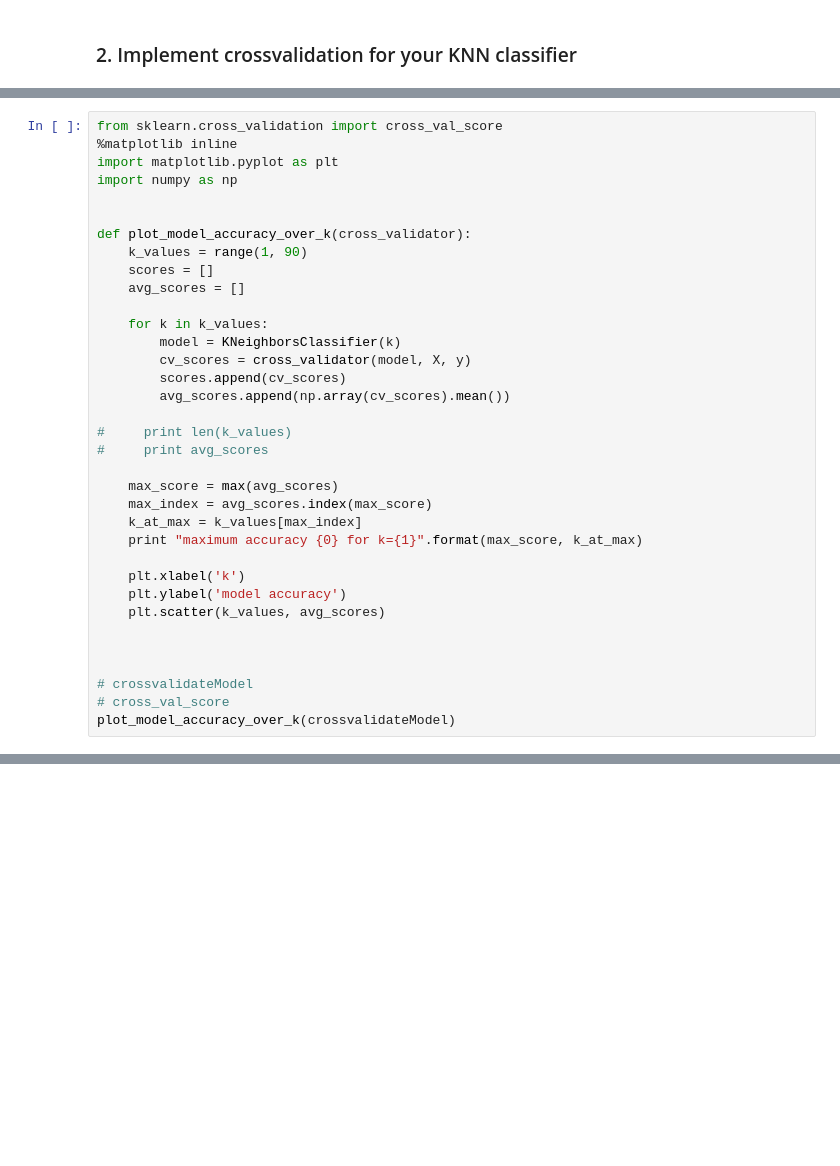
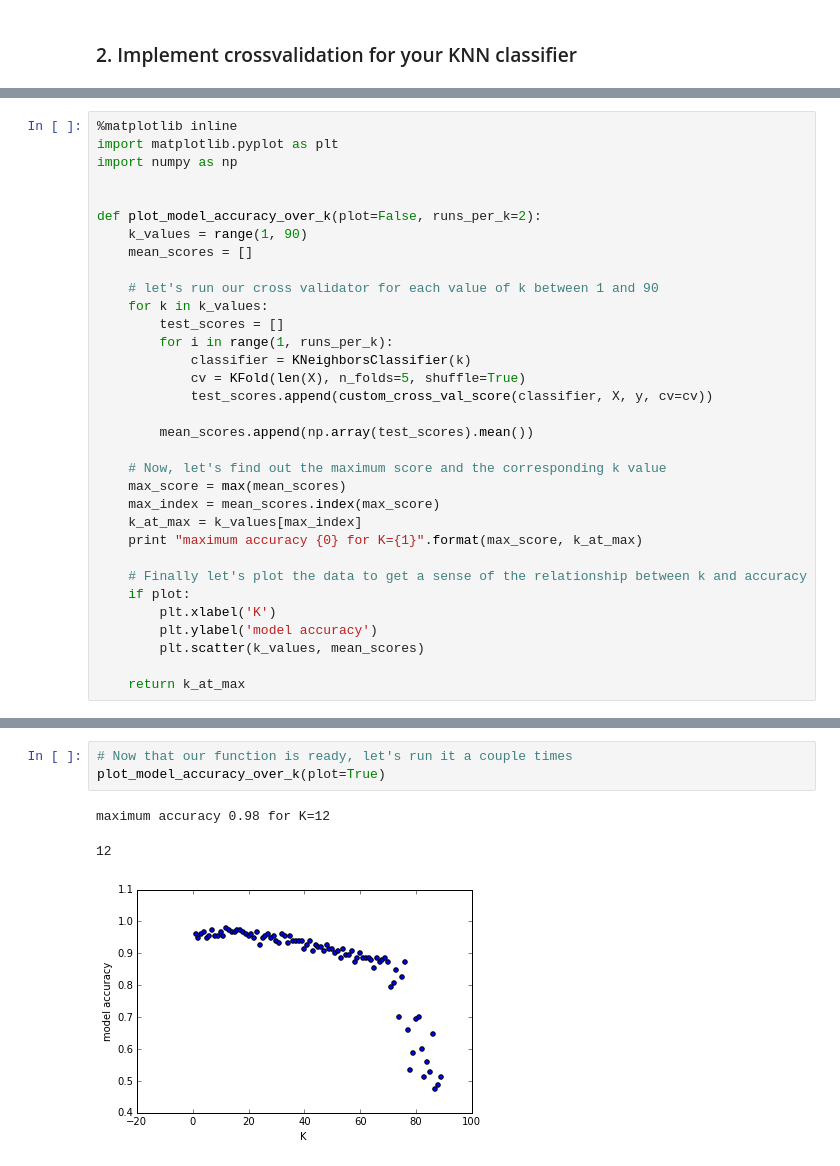
Before and after one commit to regabi/DAT_SF_10, a Jupyter notebook: Homework/HW2/HW2.ipynb, the cells around one changed output, grey strips where cells are left out. Saved outputs shown, nothing was run; the diff lists cells and outputs as text; blank space fills up the shorter version.

```diff
--- a/Homework/HW2/HW2.ipynb
+++ b/Homework/HW2/HW2.ipynb
@@ -111,35 +161,33 @@ test_scores.mean()
 # %%
-from sklearn.cross_validation import cross_val_score
 %matplotlib inline
 import matplotlib.pyplot as plt
 import numpy as np
 
 
-def plot_model_accuracy_over_k(cross_validator):
+def plot_model_accuracy_over_k(plot=False, runs_per_k=2):
     k_values = range(1, 90)
-    scores = []
-    avg_scores = []
+    mean_scores = []
 
+    # let's run our cross validator for each value of k between 1 and 90
     for k in k_values:
-        model = KNeighborsClassifier(k)
-        cv_scores = cross_validator(model, X, y)
-        scores.append(cv_scores)
-        avg_scores.append(np.array(cv_scores).mean())
+        test_scores = []
+        for i in range(1, runs_per_k):
+            classifier = KNeighborsClassifier(k)
+            cv = KFold(len(X), n_folds=5, shuffle=True)
+            test_scores.append(custom_cross_val_score(classifier, X, y, cv=cv))
 
-#     print len(k_values)
-#     print avg_scores
+        mean_scores.append(np.array(test_scores).mean())
 
-    max_score = max(avg_scores)
-    max_index = avg_scores.index(max_score)
+    # Now, let's find out the maximum score and the corresponding k value
+    max_score = max(mean_scores)
+    max_index = mean_scores.index(max_score)
     k_at_max = k_values[max_index]
-    print "maximum accuracy {0} for k={1}".format(max_score, k_at_max)
+    print "maximum accuracy {0} for K={1}".format(max_score, k_at_max)
 
-    plt.xlabel('k')
-    plt.ylabel('model accuracy')
-    plt.scatter(k_values, avg_scores)
+    # Finally let's plot the data to get a sense of the relationship between k and accuracy
+    if plot:
+        plt.xlabel('K')
+        plt.ylabel('model accuracy')
+        plt.scatter(k_values, mean_scores)
 
-
-
-# crossvalidateModel
-# cross_val_score
-plot_model_accuracy_over_k(crossvalidateModel)
+    return k_at_max
@@ -203,0 +194,7 @@ plt.scatter(iris[v3]['sepal length'],
+# %%
+# Now that our function is ready, let's run it a couple times
+plot_model_accuracy_over_k(plot=True)
+# %% [output]
+maximum accuracy 0.98 for K=12
+12
+[figure, added]
```
Also changed, not shown: parts of 38 cells of this notebook.
